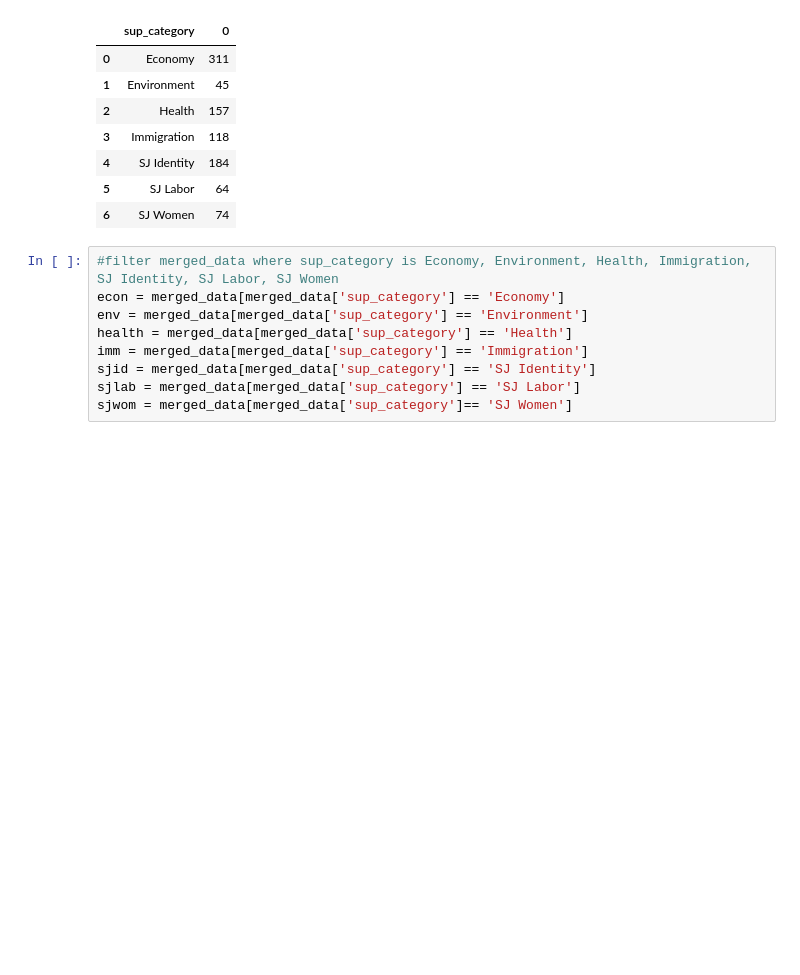
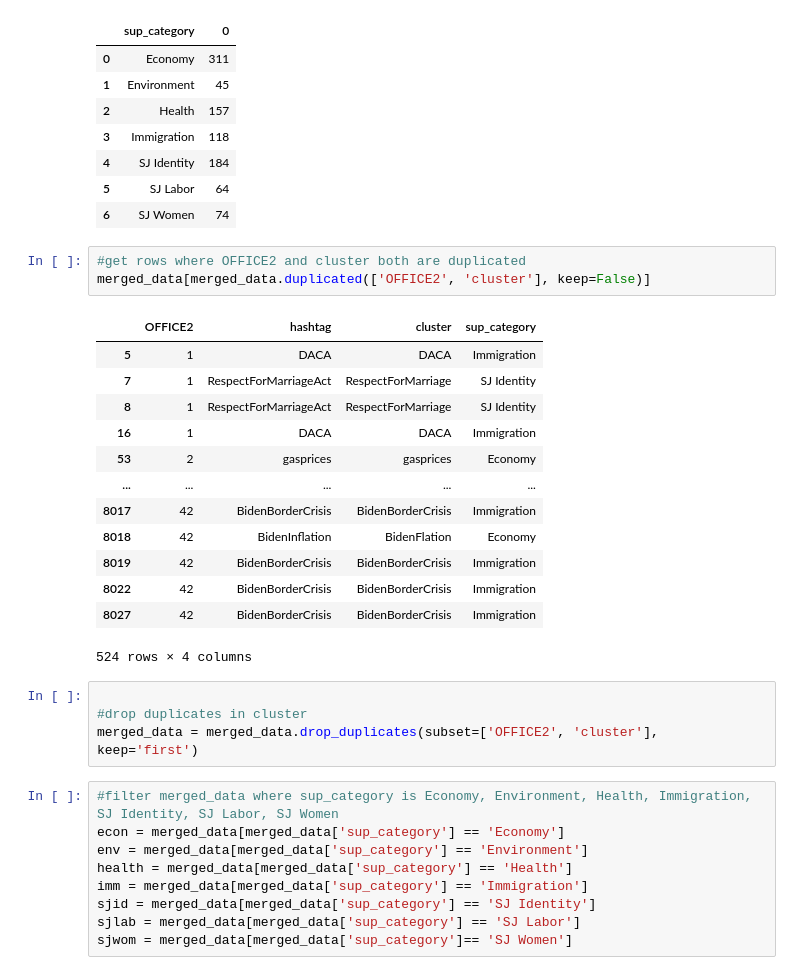
Before and after one commit to CEL-lab/multilayer_polarization, a Jupyter notebook: data/zero2hero.ipynb, the cells around one changed output. Drawn from its saved outputs; the diff is of its cells as text; blank space fills up the shorter version.

```diff
--- a/data/zero2hero.ipynb
+++ b/data/zero2hero.ipynb
@@ -325,6 +325,27 @@ merged_data.pivot_table(index=['sup_category'], aggfunc='size').reset_index()
 | 4 | SJ Identity | 184 |
 | 5 | SJ Labor | 64 |
 | 6 | SJ Women | 74 |
+# %%
+#get rows where OFFICE2 and cluster both are duplicated
+merged_data[merged_data.duplicated(['OFFICE2', 'cluster'], keep=False)]
+# %% [output]
+|  | OFFICE2 | hashtag | cluster | sup_category |
+| 5 | 1 | DACA | DACA | Immigration |
+| 7 | 1 | RespectForMarriageAct | RespectForMarriage | SJ Identity |
+| 8 | 1 | RespectForMarriageAct | RespectForMarriage | SJ Identity |
+| 16 | 1 | DACA | DACA | Immigration |
+| 53 | 2 | gasprices | gasprices | Economy |
+| ... | ... | ... | ... | ... |
+| 8017 | 42 | BidenBorderCrisis | BidenBorderCrisis | Immigration |
+| 8018 | 42 | BidenInflation | BidenFlation | Economy |
+| 8019 | 42 | BidenBorderCrisis | BidenBorderCrisis | Immigration |
+| 8022 | 42 | BidenBorderCrisis | BidenBorderCrisis | Immigration |
+| 8027 | 42 | BidenBorderCrisis | BidenBorderCrisis | Immigration |
+524 rows × 4 columns
+# %%
+
+#drop duplicates in cluster
+merged_data = merged_data.drop_duplicates(subset=['OFFICE2', 'cluster'], keep='first')
 # %%
 #filter merged_data where sup_category is Economy, Environment, Health, Immigration, SJ Identity, SJ Labor, SJ Women
 econ = merged_data[merged_data['sup_category'] == 'Economy']
```
Also changed, not shown: parts of 2 cells of this notebook, 1 other file.
